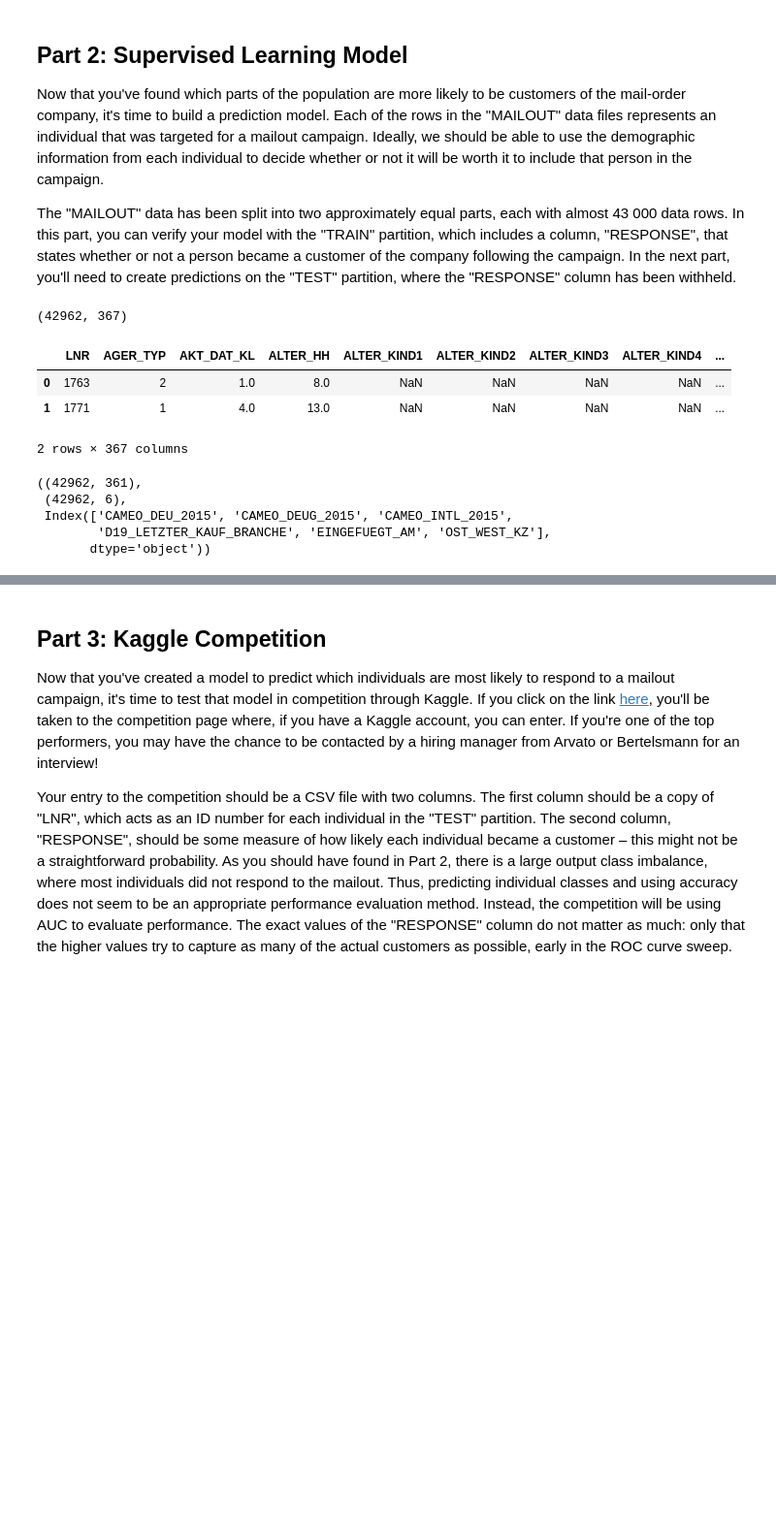
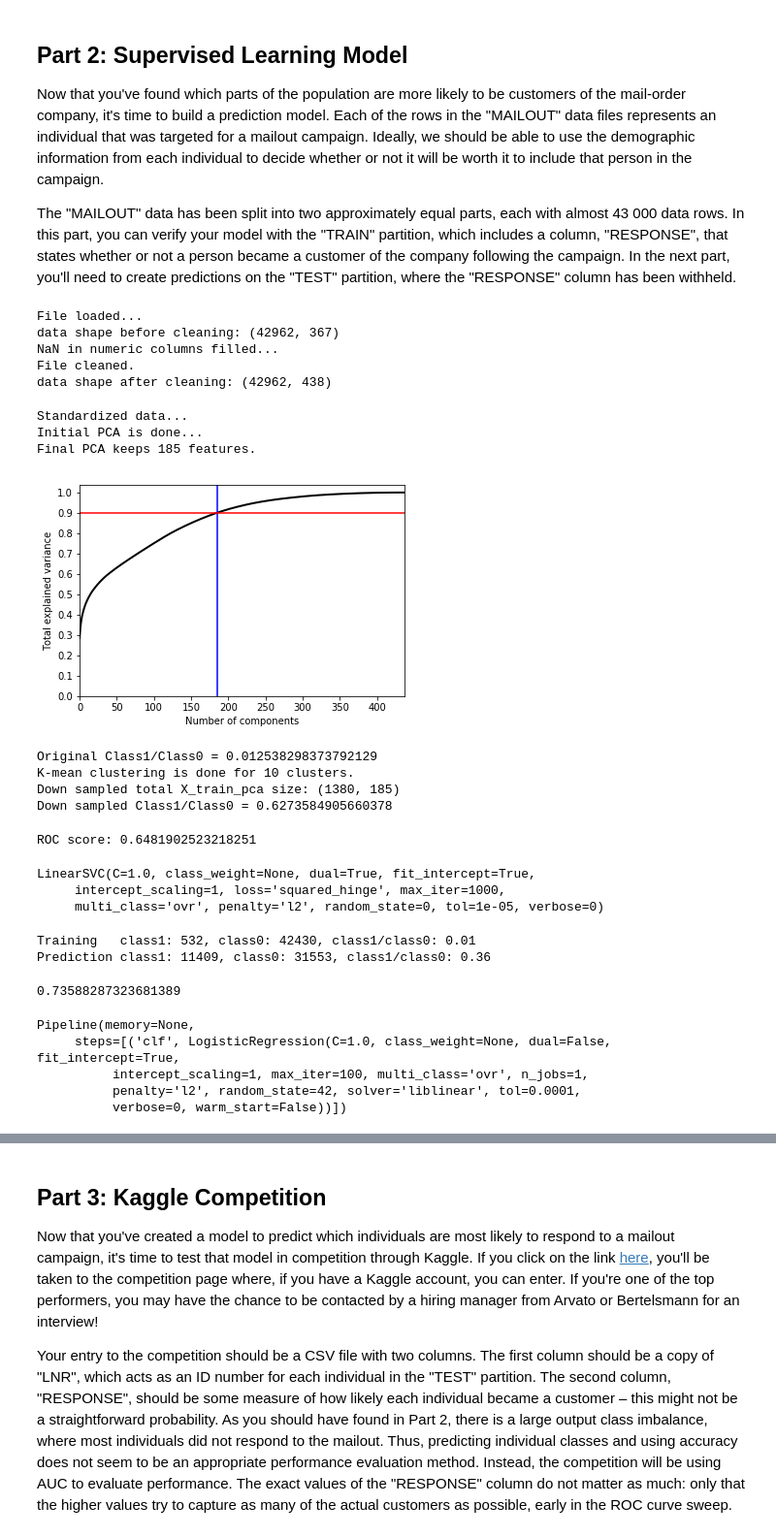
Before and after one commit to texcindy99/Arvato_Customer_Segmentation_Project, a Jupyter notebook: Arvato Project Workbook.ipynb, the cells around one changed output, grey strips where cells are left out. Shown at 97% size. Drawn from its saved outputs; the diff is of its cells as text; code cells hidden in the pictures; blank space fills up the shorter version.

```diff
--- a/Arvato Project Workbook.ipynb
+++ b/Arvato Project Workbook.ipynb
@@ -366,23 +562,13 @@ Now that you've found which parts of the population are more likely to be custom
 
 The "MAILOUT" data has been split into two approximately equal parts, each with almost 43 000 data rows. In this part, you can verify your model with the "TRAIN" partition, which includes a column, "RESPONSE", that states whether or not a person became a customer of the company following the campaign. In the next part, you'll need to create predictions on the "TEST" partition, where the "RESPONSE" column has been withheld.
 # %%
-mailout_train = pd.read_csv('../../data/Term2/capstone/arvato_data/Udacity_MAILOUT_052018_TRAIN.csv', sep=';')
+mailout_train = load_and_clean_data('../../data/Term2/capstone/arvato_data/Udacity_MAILOUT_052018_TRAIN.csv')
+# %% [output]
+File loaded...
+data shape before cleaning: (42962, 367)
+NaN in numeric columns filled...
+File cleaned.
+data shape after cleaning: (42962, 438)
-# %%
-print(mailout_train.shape)
-mailout_train.head(2)
-# %% [output]
-(42962, 367)
-|  | LNR | AGER_TYP | AKT_DAT_KL | ALTER_HH | ALTER_KIND1 | ALTER_KIND2 | ALTER_KIND3 | ALTER_KIND4 | ... |
-| 0 | 1763 | 2 | 1.0 | 8.0 | NaN | NaN | NaN | NaN | ... |
-| 1 | 1771 | 1 | 4.0 | 13.0 | NaN | NaN | NaN | NaN | ... |
-2 rows × 367 columns
-# %%
-num_df = mailout_train.select_dtypes(include=['int','float64'])
-cat_df = mailout_train.select_dtypes(include=['object'])
-num_df.shape, cat_df.shape, cat_df.columns
-# %% [output]
-((42962, 361),
- (42962, 6),
- Index(['CAMEO_DEU_2015', 'CAMEO_DEUG_2015', 'CAMEO_INTL_2015',
-        'D19_LETZTER_KAUF_BRANCHE', 'EINGEFUEGT_AM', 'OST_WEST_KZ'],
-       dtype='object'))
+# %%
+X_train = mailout_train.drop('RESPONSE',axis=1)
+Y_train = mailout_train['RESPONSE']
@@ -388,0 +624,7 @@ num_df.shape, cat_df.shape, cat_df.columns
+# %%
+X_train_pca, num_pca, pca = choose_principal_components(X_train, 0.9)
+# %% [output]
+Standardized data...
+Initial PCA is done...
+Final PCA keeps 185 features.
+[figure, added]
@@ -388,0 +675,42 @@ num_df.shape, cat_df.shape, cat_df.columns
+# %%
+X_train_pca_DnSamp, Y_train_DnSample = down_sample_class0(X_train_pca, Y_train, k_cluster=10, DnSamp_rate=50)
+# %% [output]
+Original Class1/Class0 = 0.012538298373792129
+K-mean clustering is done for 10 clusters.
+Down sampled total X_train_pca size: (1380, 185)
+Down sampled Class1/Class0 = 0.6273584905660378
+# %%
+clf = LinearSVC(random_state=0, tol=1e-5)
+clf.fit(X_train_pca_DnSamp, Y_train_DnSample)
+yhat = clf.predict(X_train_pca)
+roc=roc_auc_score(Y_train, yhat)
+print('ROC score: {}'.format(roc))
+clf
+# %% [output]
+ROC score: 0.6481902523218251
+LinearSVC(C=1.0, class_weight=None, dual=True, fit_intercept=True,
+     intercept_scaling=1, loss='squared_hinge', max_iter=1000,
+     multi_class='ovr', penalty='l2', random_state=0, tol=1e-05, verbose=0)
+# %%
+print('Training   class1: {}, class0: {}, class1/class0: {}'.
+      format(sum(Y_train==1),sum(Y_train==0),round(sum(Y_train==1)/sum(Y_train==0),2)))
+print('Prediction class1: {}, class0: {}, class1/class0: {}'.
+      format(sum(yhat==1),sum(yhat==0),round(sum(yhat==1)/sum(yhat==0),2)))
+score_train = clf.score(X_train_pca, Y_train)
+score_train
+# %% [output]
+Training   class1: 532, class0: 42430, class1/class0: 0.01
+Prediction class1: 11409, class0: 31553, class1/class0: 0.36
+0.73588287323681389
+# %%
+# Build pipeline
+pipeline = Pipeline([
+                ('clf', LogisticRegression(verbose=0, random_state=42))
+                ])
+pipeline
+# %% [output]
+Pipeline(memory=None,
+     steps=[('clf', LogisticRegression(C=1.0, class_weight=None, dual=False, fit_intercept=True,
+          intercept_scaling=1, max_iter=100, multi_class='ovr', n_jobs=1,
+          penalty='l2', random_state=42, solver='liblinear', tol=0.0001,
+          verbose=0, warm_start=False))])
```
Also changed, not shown: parts of 41 cells of this notebook.
